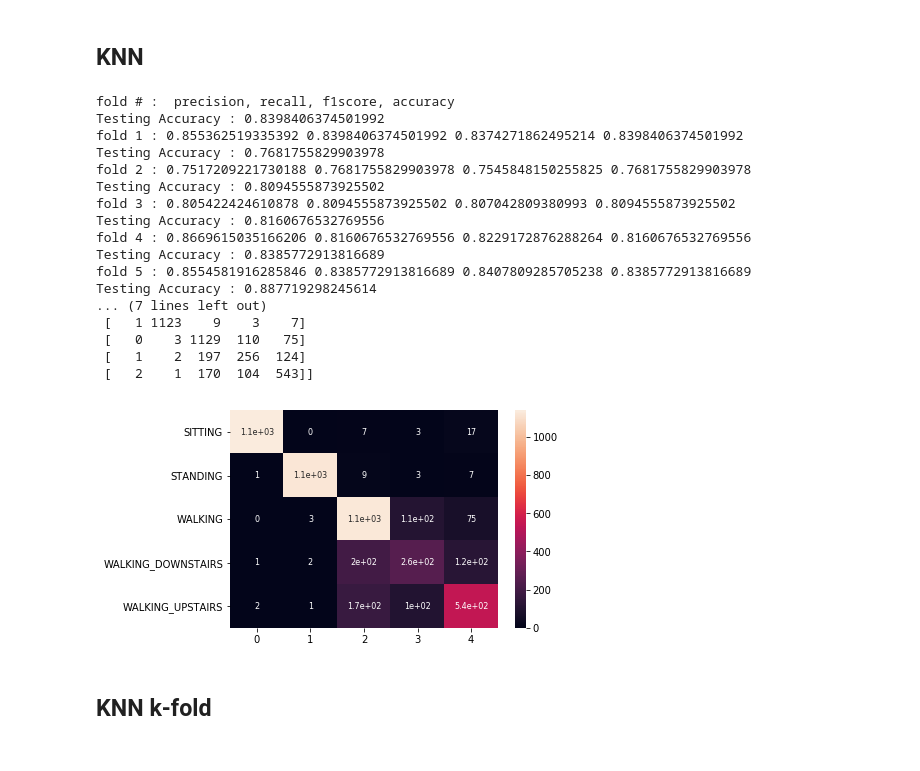
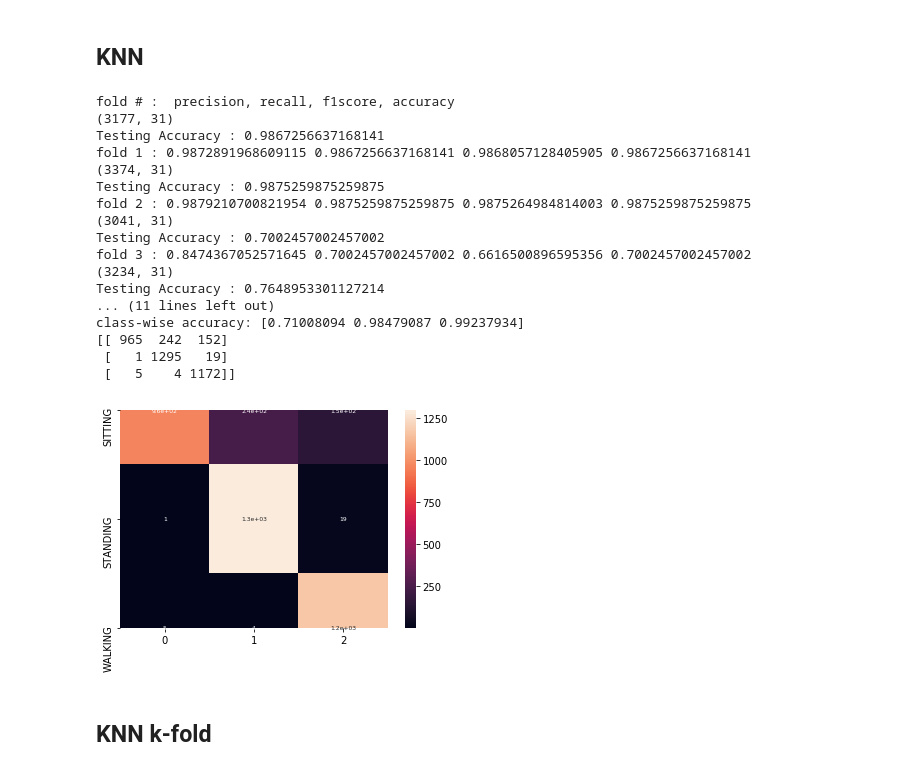
Before and after one commit to hasantarek2002/HAR, a Jupyter notebook: ML Code/human_activity_recognition_Classifier.ipynb, the cells around one changed output. Saved outputs shown, nothing was run; the diff lists cells and outputs as text; code cells hidden in the pictures.

Commit message:
walking, sitting, standing data with new code

```diff
--- a/ML Code/human_activity_recognition_Classifier.ipynb
+++ b/ML Code/human_activity_recognition_Classifier.ipynb
@@ -67,7 +69,12 @@ import tensorflow as tf
 # Load Data
 # %%
 #df = pd.read_csv('Processed Data/accelerometer_extracted_featured_data_50_window_size_without_overlapping.csv')
-df = pd.read_csv('Processed Data/accelerometer_extracted_featured_data_50_window_size_with_50_percent_overlapping.csv')
+#df = pd.read_csv('Processed Data/accelerometer_extracted_featured_data_50_window_size_with_50_percent_overlapping.csv')
+#df = pd.read_csv('Processed Data/accelerometer_extracted_featured_data_50_window_size_with_50_percent_overlapping_4_subject.csv')
+
+#df = pd.read_csv('Processed Data/accelerometer_extracted_featured_data_50_window_size_without_overlapping_with_three_activities.csv')
+df = pd.read_csv('Processed Data/Three_activities_data_with__50_window_size_without_overlapping.csv')
+
 
 df.head()
 # %% [output]
@@ -204,6 +198,7 @@ for f, sub in enumerate(subjects[:]):
   train_y = le.fit_transform(train_data[:,-1].astype('str'))+1
 
   train_x = train_data[: , :-2 ].astype(float)
+  print(train_x.shape)
   train_y = train_y.astype(int)
   #print(train_x, type(train_x), train_x.shape)
   #print(train_y, type(train_y), train_y.shape)
@@ -213,7 +208,7 @@ for f, sub in enumerate(subjects[:]):
   #train_x = mmscaler.transform(train_x)
   #print(train_x)
 
-  clf = KNeighborsClassifier(n_neighbors=10, weights='distance')
+  clf = KNeighborsClassifier(n_neighbors=8, weights='distance')
   clf.fit(train_x, train_y)
   #print(train_x[0],train_x[0].shape,train_x.shape)
 
@@ -252,52 +247,54 @@ for f, sub in enumerate(subjects[:]):
 
 
   Predictions_test = clf.predict(test_x)
   TestAccuracy = accuracy_score(y_true = test_y, y_pred = Predictions_test)
   print("Testing Accuracy : {}".format(TestAccuracy))
 
   print("fold", f+1,":", precision,recall,f1score,accuracy)
   cm_all += confusion_matrix(true, pred)
 
 ov_precision, ov_recall, ov_f1score, _ = precision_recall_fscore_support(true_all, pred_all, average='weighted')
 ov_accuracy = accuracy_score(true_all, pred_all)
 
 print("overall:", ov_precision, ov_recall, ov_f1score,ov_accuracy)
 
 class_prec, class_rec, class_f1 = classification_report(cm_all)
 class_acc = cm_all.diagonal()/np.sum(cm_all, axis=1)
 print('class-wise precision:',class_prec)
 print('class-wise recall:',class_rec)
 print('class-wise f1score:',class_f1)
 print('class-wise accuracy:',class_acc)
 
 print(cm_all.astype('int'))
 
 
 
 array = confusion_matrix(true_all, pred_all)
-df_cm = pd.DataFrame(array, range(5),range(5))
+df_cm = pd.DataFrame(array, range(n_class),range(n_class))
 #sn.set(font_scale=1)#for label size
-sn.heatmap(df_cm, annot=True,annot_kws={"size": 8},yticklabels=('SITTING', 'STANDING', 'WALKING', 'WALKING_DOWNSTAIRS', 'WALKING_UPSTAIRS'))# font size
+#sn.heatmap(df_cm, annot=True,annot_kws={"size": 8},yticklabels=('SITTING', 'STANDING', 'WALKING', 'WALKING_DOWNSTAIRS', 'WALKING_UPSTAIRS'))# font size
+sn.heatmap(df_cm, annot=True,annot_kws={"size": 6},yticklabels=('SITTING', 'STANDING', 'WALKING'))
+
 plt.show()
 # %% [output]
 fold # :  precision, recall, f1score, accuracy
-Testing Accuracy : 0.8398406374501992
-fold 1 : 0.855362519335392 0.8398406374501992 0.8374271862495214 0.8398406374501992
-Testing Accuracy : 0.7681755829903978
-fold 2 : 0.7517209221730188 0.7681755829903978 0.7545848150255825 0.7681755829903978
-Testing Accuracy : 0.8094555873925502
-fold 3 : 0.805422424610878 0.8094555873925502 0.807042809380993 0.8094555873925502
-Testing Accuracy : 0.8160676532769556
-fold 4 : 0.8669615035166206 0.8160676532769556 0.8229172876288264 0.8160676532769556
-Testing Accuracy : 0.8385772913816689
-fold 5 : 0.8554581916285846 0.8385772913816689 0.8407809285705238 0.8385772913816689
-Testing Accuracy : 0.887719298245614
-... (7 lines left out)
- [   1 1123    9    3    7]
- [   0    3 1129  110   75]
- [   1    2  197  256  124]
- [   2    1  170  104  543]]
+(3177, 31)
+Testing Accuracy : 0.9867256637168141
+fold 1 : 0.9872891968609115 0.9867256637168141 0.9868057128405905 0.9867256637168141
+(3374, 31)
+Testing Accuracy : 0.9875259875259875
+fold 2 : 0.9879210700821954 0.9875259875259875 0.9875264984814003 0.9875259875259875
+(3041, 31)
+Testing Accuracy : 0.7002457002457002
+fold 3 : 0.8474367052571645 0.7002457002457002 0.6616500896595356 0.7002457002457002
+(3234, 31)
+Testing Accuracy : 0.7648953301127214
+... (11 lines left out)
+class-wise accuracy: [0.71008094 0.98479087 0.99237934]
+[[ 965  242  152]
+ [   1 1295   19]
+ [   5    4 1172]]
-[figure, old version]
+[figure, new version]
 # %% [markdown]
 ## KNN k-fold
 # %%
```
Also changed, not shown: parts of 22 cells of this notebook, 10 other files.
